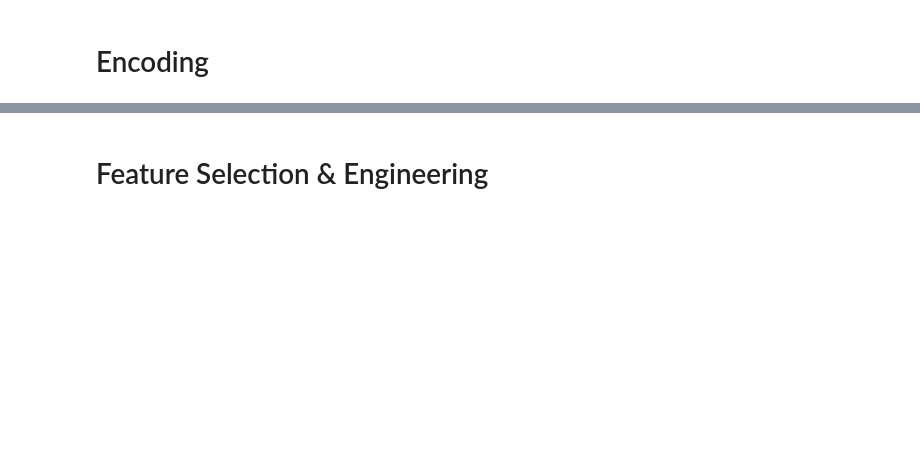
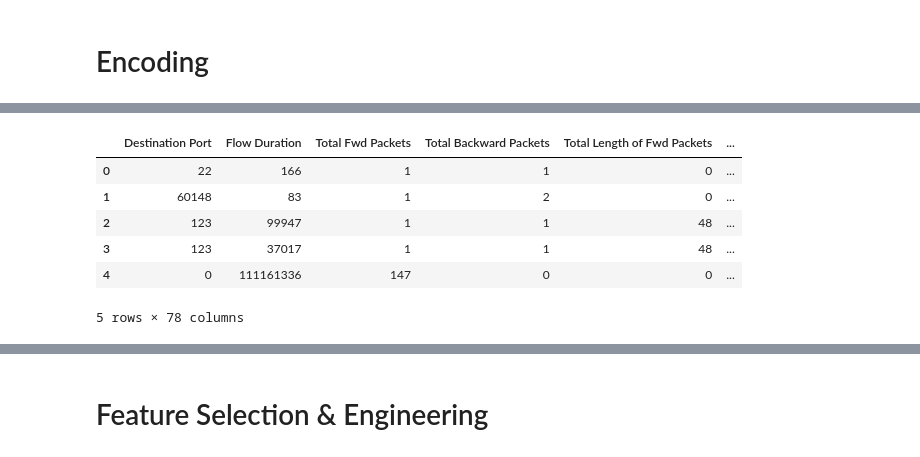
Before and after one commit to ChristelleJoseph/Intrusion-Detection-System, a Jupyter notebook: intrusionDetection.ipynb, the cells around one changed output, grey strips where cells are left out. Saved outputs shown, nothing was run; the diff lists cells and outputs as text; code cells hidden in the pictures; blank space fills up the shorter version.

```diff
--- a/intrusionDetection.ipynb
+++ b/intrusionDetection.ipynb
@@ -108,0 +147,10 @@ label_mapping = dict(zip(label_encoder.classes_, label_encoder.transform(label_e
+# %%
+all_data.head()
+# %% [output]
+|  | Destination Port | Flow Duration | Total Fwd Packets | Total Backward Packets | Total Length of Fwd Packets | ... |
+| 0 | 22 | 166 | 1 | 1 | 0 | ... |
+| 1 | 60148 | 83 | 1 | 2 | 0 | ... |
+| 2 | 123 | 99947 | 1 | 1 | 48 | ... |
+| 3 | 123 | 37017 | 1 | 1 | 48 | ... |
+| 4 | 0 | 111161336 | 147 | 0 | 0 | ... |
+5 rows × 78 columns
```
Also changed, not shown: parts of 40 cells of this notebook.
